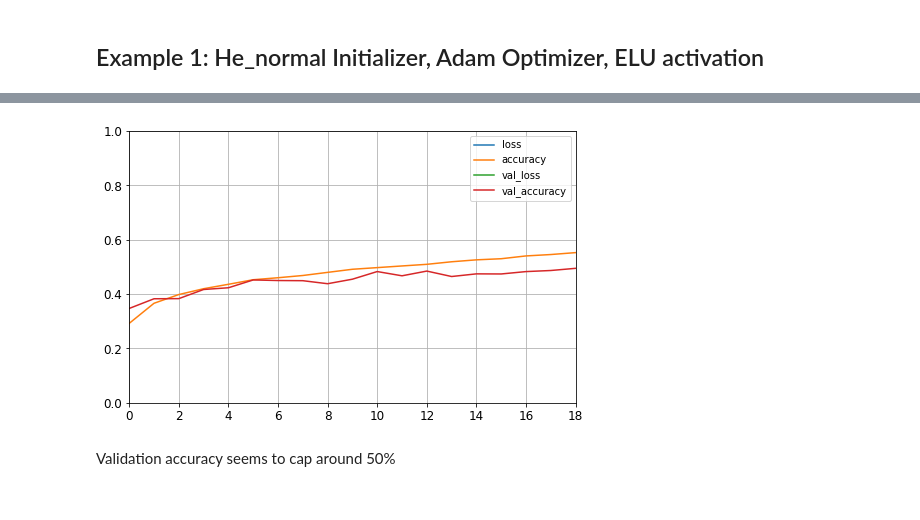
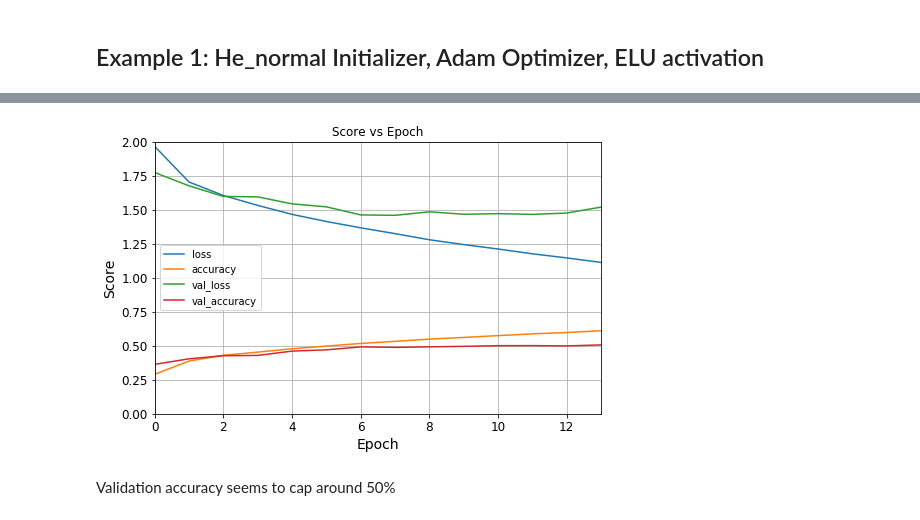
Before and after one commit to SilentAndromeda/bmme_480_Anand, a Jupyter notebook: HW7/KAnand_NeuralNetworkHW.ipynb, the cells around one changed output, grey strips where cells are left out. Cells and saved outputs as stored; diff of their text form; code cells hidden in the pictures.

```diff
--- a/HW7/KAnand_NeuralNetworkHW.ipynb
+++ b/HW7/KAnand_NeuralNetworkHW.ipynb
@@ -78,9 +78,9 @@ for layer in range(19):
     model.add(keras.layers.Dense(100, activation="elu", kernel_initializer="he_normal"))
 model.add(keras.layers.Dense(10, activation="softmax"))
 
-#SCE learnin rate found to be highest at 1e-4
+#ADAM learnin rate found to be highest at 1e-3
 model.compile(loss="sparse_categorical_crossentropy",
-              optimizer=keras.optimizers.Adam(lr=0.0001),
+              optimizer=keras.optimizers.Adam(lr=0.001,amsgrad=True),
               metrics=["accuracy"])
 # %%
 # Train Model
@@ -107,11 +107,14 @@ Epoch 19/50
 # %%
 #View loss and Accuracy vs Epoch
 pd.DataFrame(history1.history).plot(figsize=(8, 5))
 plt.grid(True)
-plt.gca().set_ylim(0, 1)
+plt.gca().set_ylim(0, 2)
+plt.title('Score vs Epoch')
+plt.xlabel('Epoch')
+plt.ylabel('Score')
 plt.show()
 # %% [output]
-[figure, old version]
+[figure, new version]
 # %% [markdown]
 Validation accuracy seems to cap around 50%
 # %% [markdown]
```
Also changed, not shown: parts of 9 cells of this notebook.
